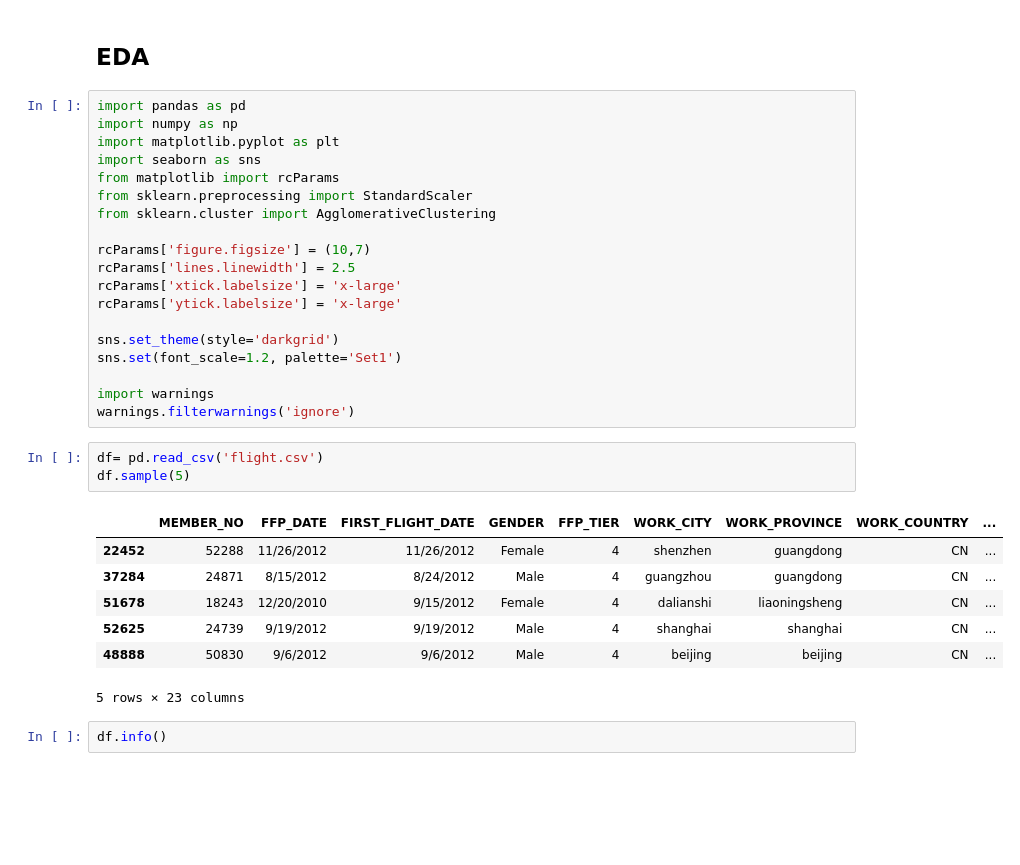
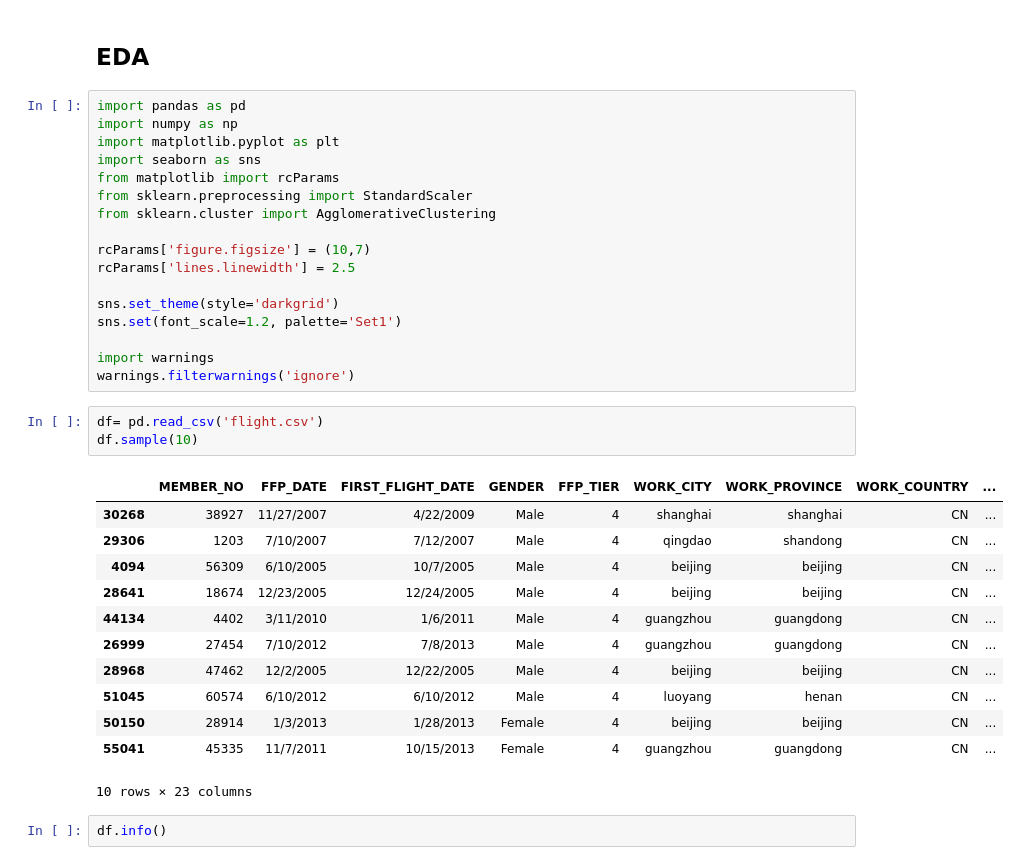
Before and after one commit to arsand07/Airline-Customer-Value-Analysis, a Jupyter notebook: unsupervised.ipynb, the cells around one changed output. Saved outputs shown, nothing was run; the diff lists cells and outputs as text; blank space fills up the shorter version.

```diff
--- a/unsupervised.ipynb
+++ b/unsupervised.ipynb
@@ -11,8 +11,6 @@ from sklearn.cluster import AgglomerativeClustering
 
 rcParams['figure.figsize'] = (10,7)
 rcParams['lines.linewidth'] = 2.5
-rcParams['xtick.labelsize'] = 'x-large'
-rcParams['ytick.labelsize'] = 'x-large'
 
 sns.set_theme(style='darkgrid')
 sns.set(font_scale=1.2, palette='Set1')
@@ -21,15 +19,20 @@ import warnings
 warnings.filterwarnings('ignore')
 # %%
 df= pd.read_csv('flight.csv')
-df.sample(5)
+df.sample(10)
 # %% [output]
 |  | MEMBER_NO | FFP_DATE | FIRST_FLIGHT_DATE | GENDER | FFP_TIER | WORK_CITY | WORK_PROVINCE | WORK_COUNTRY | ... |
-| 22452 | 52288 | 11/26/2012 | 11/26/2012 | Female | 4 | shenzhen | guangdong | CN | ... |
-| 37284 | 24871 | 8/15/2012 | 8/24/2012 | Male | 4 | guangzhou | guangdong | CN | ... |
-| 51678 | 18243 | 12/20/2010 | 9/15/2012 | Female | 4 | dalianshi | liaoningsheng | CN | ... |
-| 52625 | 24739 | 9/19/2012 | 9/19/2012 | Male | 4 | shanghai | shanghai | CN | ... |
-| 48888 | 50830 | 9/6/2012 | 9/6/2012 | Male | 4 | beijing | beijing | CN | ... |
+| 30268 | 38927 | 11/27/2007 | 4/22/2009 | Male | 4 | shanghai | shanghai | CN | ... |
+| 29306 | 1203 | 7/10/2007 | 7/12/2007 | Male | 4 | qingdao | shandong | CN | ... |
+| 4094 | 56309 | 6/10/2005 | 10/7/2005 | Male | 4 | beijing | beijing | CN | ... |
+| 28641 | 18674 | 12/23/2005 | 12/24/2005 | Male | 4 | beijing | beijing | CN | ... |
+| 44134 | 4402 | 3/11/2010 | 1/6/2011 | Male | 4 | guangzhou | guangdong | CN | ... |
+| 26999 | 27454 | 7/10/2012 | 7/8/2013 | Male | 4 | guangzhou | guangdong | CN | ... |
+| 28968 | 47462 | 12/2/2005 | 12/22/2005 | Male | 4 | beijing | beijing | CN | ... |
+| 51045 | 60574 | 6/10/2012 | 6/10/2012 | Male | 4 | luoyang | henan | CN | ... |
+| 50150 | 28914 | 1/3/2013 | 1/28/2013 | Female | 4 | beijing | beijing | CN | ... |
+| 55041 | 45335 | 11/7/2011 | 10/15/2013 | Female | 4 | guangzhou | guangdong | CN | ... |
-5 rows × 23 columns
+10 rows × 23 columns
 # %%
 df.info()
 # %% [output]
```
Also changed, not shown: parts of 42 cells of this notebook.
